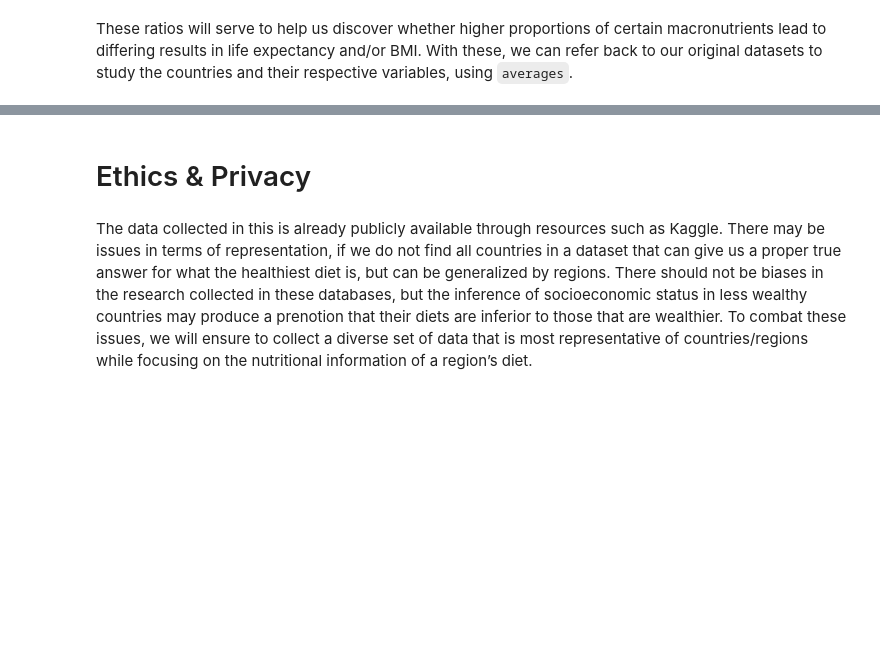
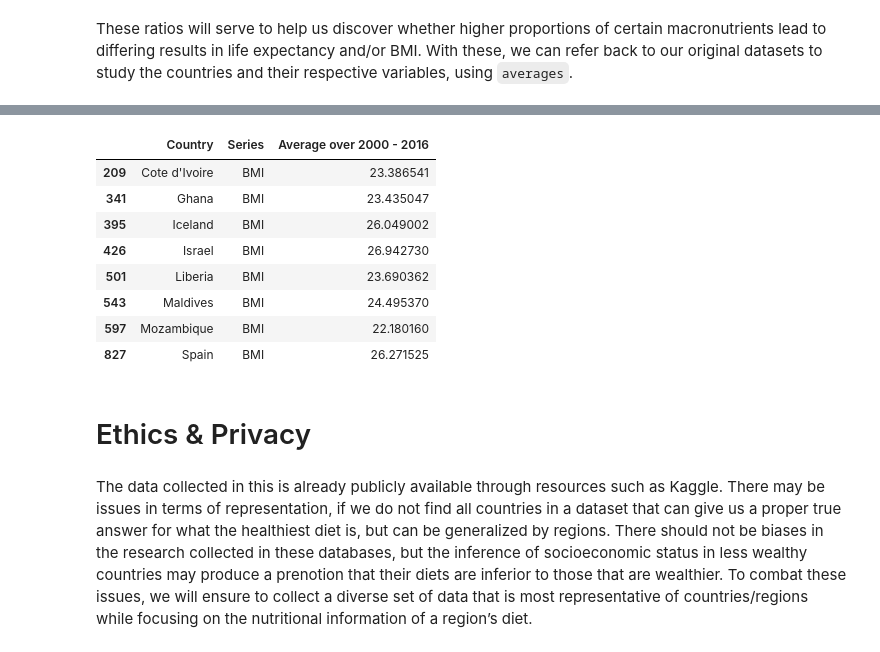
Before and after one commit to COGS108/Group074_WI24, a Jupyter notebook: EDACheckpoint_Group074_WI24.ipynb, the cells around one changed output, grey strips where cells are left out. Cells and saved outputs as stored; diff of their text form; code cells hidden in the pictures; blank space fills up the shorter version.

```diff
--- a/EDACheckpoint_Group074_WI24.ipynb
+++ b/EDACheckpoint_Group074_WI24.ipynb
@@ -1287,3 +1320,22 @@ ValueError: The truth value of a Series is ambiguous. Use a.empty, a.bool(), a.i
+# %%
+pd_protein_global = averages.copy()
+pd_protein_global = pd_protein_global[pd_protein_global['Country'].isin(pd_protein_countries)]
+
+# rmeoves macro information
+to_remove = ['Carbs (g/day)', 'Protein (g/day)', 'Fat (g/day)', "Life Expectancy (Years)"]
+pd_protein_global = pd_protein_global[~pd_protein_global['Series'].isin(to_remove)]
+
+pd_protein_global.head(10)
+# %% [output]
+|  | Country | Series | Average over 2000 - 2016 |
+| 209 | Cote d'Ivoire | BMI | 23.386541 |
+| 341 | Ghana | BMI | 23.435047 |
+| 395 | Iceland | BMI | 26.049002 |
+| 426 | Israel | BMI | 26.942730 |
+| 501 | Liberia | BMI | 23.690362 |
+| 543 | Maldives | BMI | 24.495370 |
+| 597 | Mozambique | BMI | 22.180160 |
+| 827 | Spain | BMI | 26.271525 |
 # %% [markdown]
 
 
```
Also changed, not shown: parts of 3 cells of this notebook.
